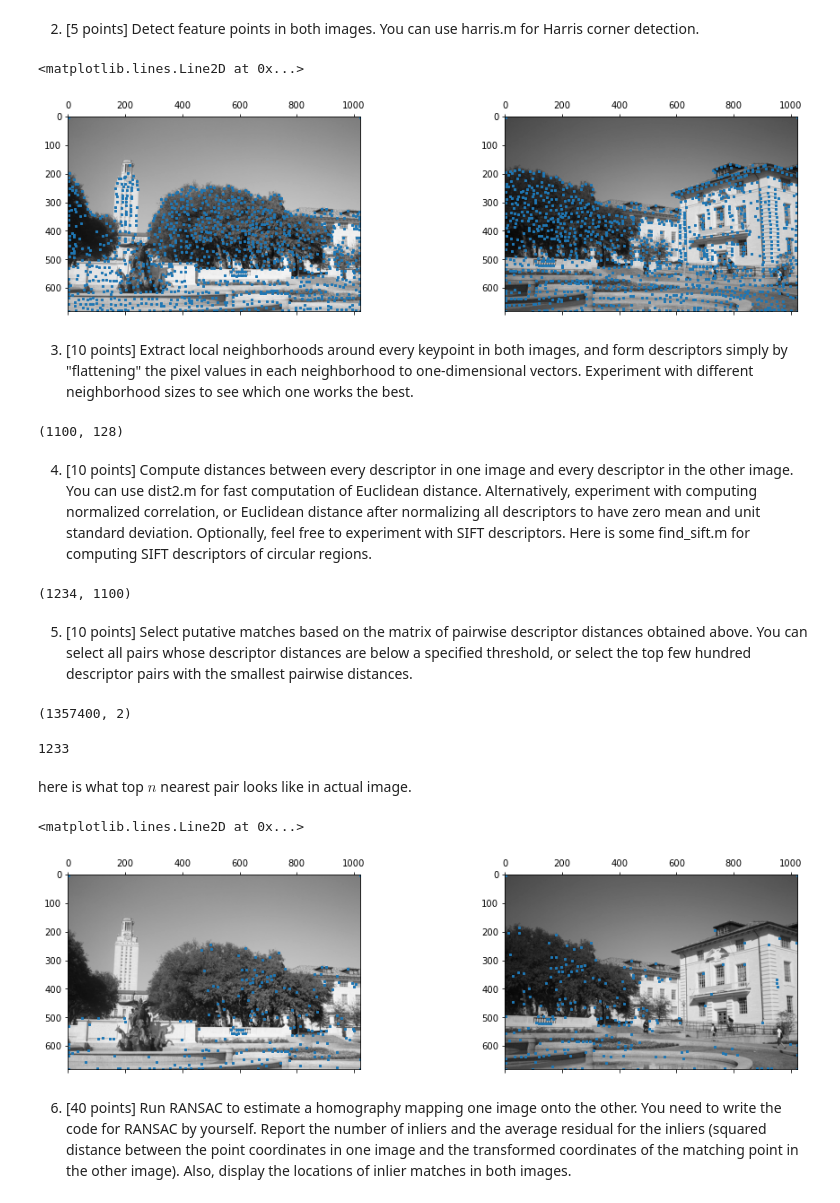
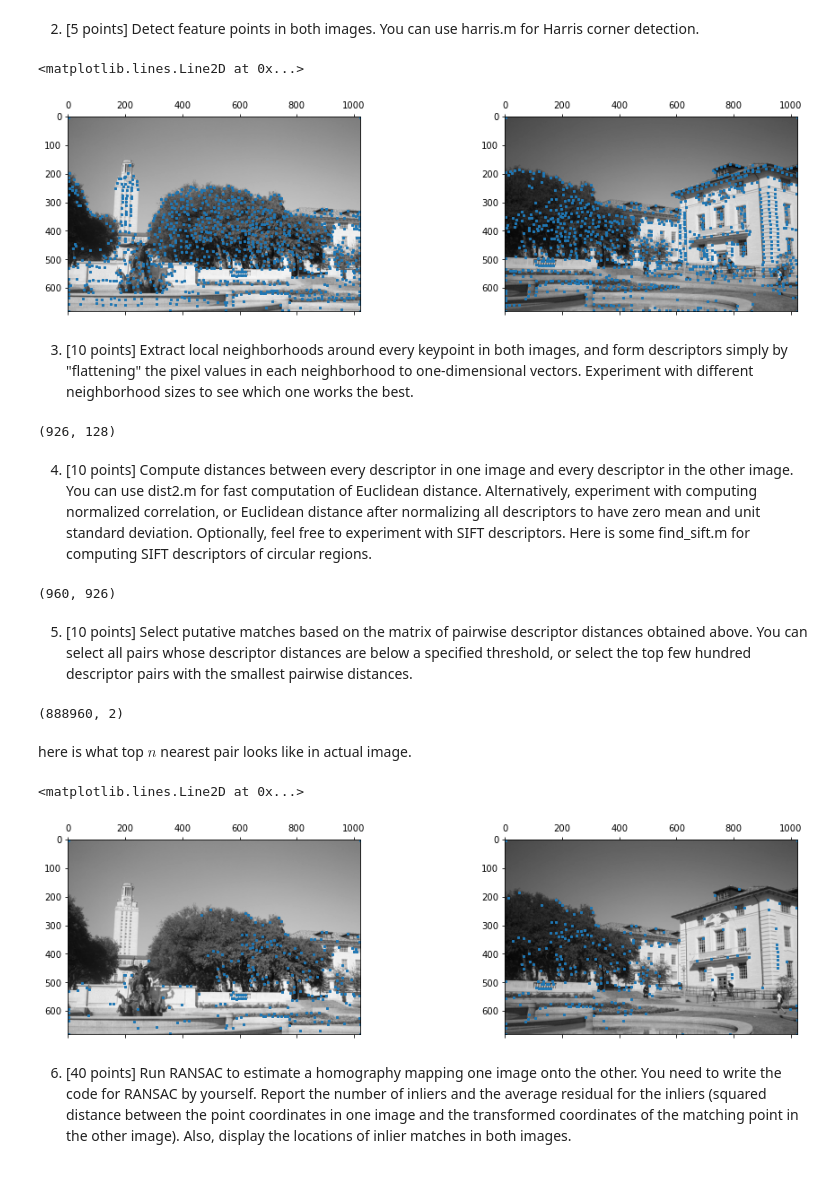
Before and after one commit to EYH0602/CV_HW2, a Jupyter notebook: hw2.ipynb, the cells around one changed output. Saved outputs shown, nothing was run; the diff lists cells and outputs as text; code cells hidden in the pictures.

```diff
--- a/hw2.ipynb
+++ b/hw2.ipynb
@@ -41,20 +41,20 @@ ax[1].imshow(right, cmap='gray')
 2. [5 points] Detect feature points in both images. You can use harris.m for Harris corner detection.
 # %%
 sigma = 3.2
-thres = 40
+thres = 400
 r = 3
 
 left_corners, left_r, left_c = harris(left, sigma, thresh=thres, radius=r)
 right_corners, right_r, right_c = harris(right, sigma, thresh=thres, radius=r)
 
 fig, ax = plt.subplots(1, 2, figsize = (16,4))
 ax[0].imshow(left, cmap='gray')
 ax[0].spy(left_corners, markersize=2)
 ax[1].imshow(right, cmap='gray')
 ax[1].spy(right_corners, markersize=2)
 # %% [output]
 <matplotlib.lines.Line2D at 0x...>
-[figure, old version]
+[figure, new version]
 # %%
 l_descriptor_coord = np.vstack([left_r, left_c]).T
 r_descriptor_coord = np.vstack([right_r, right_c]).T
@@ -77,14 +77,14 @@ left_sift = find_sift(left, left_circles)
 right_sift = find_sift(right, right_circles)
 left_sift.shape
 # %% [output]
-(1100, 128)
+(926, 128)
 # %% [markdown]
 4. [10 points] Compute distances between every descriptor in one image and every descriptor in the other image. You can use dist2.m for fast computation of Euclidean distance. Alternatively, experiment with computing normalized correlation, or Euclidean distance after normalizing all descriptors to have zero mean and unit standard deviation. Optionally, feel free to experiment with SIFT descriptors. Here is some find_sift.m for computing SIFT descriptors of circular regions.
 # %%
 distance = dist2(left_sift, right_sift)
 distance.shape
 # %% [output]
-(1234, 1100)
+(960, 926)
 # %% [markdown]
 5. [10 points] Select putative matches based on the matrix of pairwise descriptor distances obtained above. You can select all pairs whose descriptor distances are below a specified threshold, or select the top few hundred descriptor pairs with the smallest pairwise distances.
 # %%
@@ -97,11 +97,7 @@ descriptor_pairs = margsort(distance)
 descriptor_pairs[:, [0, 1]] = descriptor_pairs[:, [1, 0]]
 descriptor_pairs.shape
 # %% [output]
-(1357400, 2)
+(888960, 2)
-# %%
-np.max(descriptor_pairs[:, 1])
-# %% [output]
-1233
 # %%
 n = 400
 img1coord = np.zeros((n, 2))
@@ -128,7 +124,7 @@ ax[1].imshow(right, cmap='gray')
 ax[1].spy(r_top_keypoints, markersize=2)
 # %% [output]
 <matplotlib.lines.Line2D at 0x...>
-[figure, old version]
+[figure, new version]
 # %% [markdown]
 6. [40 points] Run RANSAC to estimate a homography mapping one image onto the other. You need to write the code for RANSAC by yourself. Report the number of inliers and the average residual for the inliers (squared distance between the point coordinates in one image and the transformed coordinates of the matching point in the other image). Also, display the locations of inlier matches in both images.
 # %%
```
Also changed, not shown: parts of 10 cells of this notebook.
